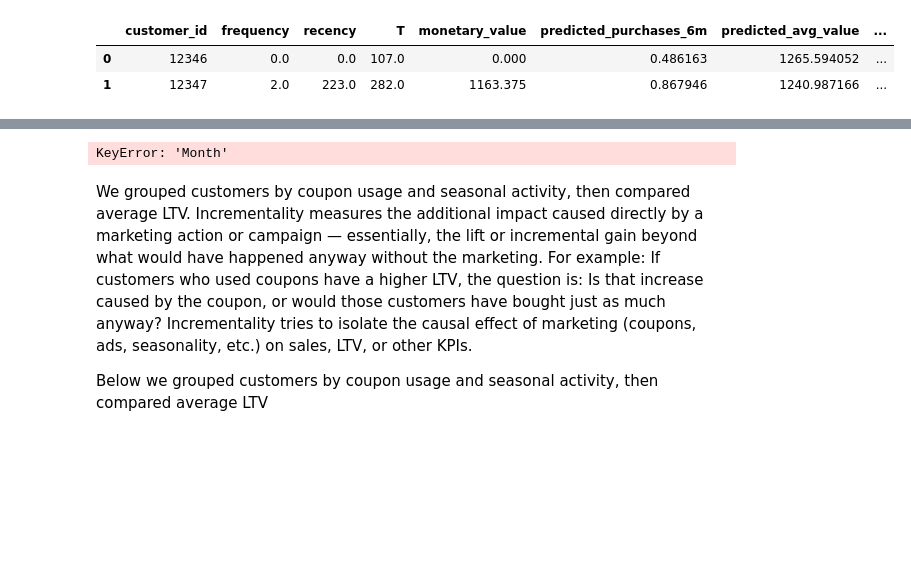
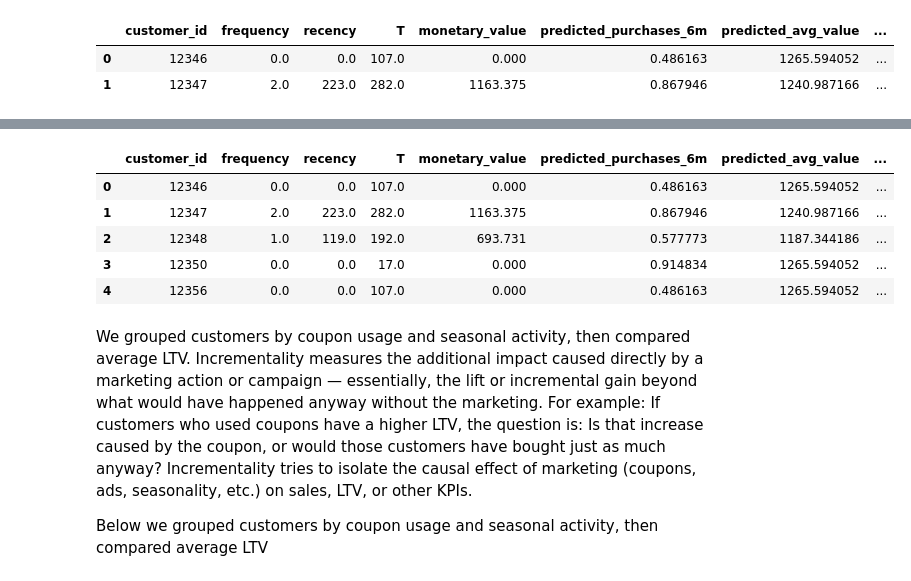
Before and after one commit to CGrainger1/LTV-Capstone-Project, a Jupyter notebook: Step_6_Incrementality_Calculation.ipynb, the cells around one changed output, grey strips where cells are left out. Saved outputs shown, nothing was run; the diff lists cells and outputs as text; code cells hidden in the pictures; blank space fills up the shorter version.

```diff
--- a/Step_6_Incrementality_Calculation.ipynb
+++ b/Step_6_Incrementality_Calculation.ipynb
@@ -24,10 +24,17 @@ coupon_usage.columns = ['CustomerID', 'Coupon_Usage_Rate']
 # %%
 # Flag if each transaction is in high season
-Sales['High_Season'] = pd.to_datetime(Sales['Month'].astype(str)).dt.month.isin([11, 12])
+Sales['high_season'] = pd.to_datetime(Sales['transaction_date'].astype(str)).dt.month.isin([11, 12])
 
 # Check if each customer had any transaction in high season
-season_flag = Sales.groupby('CustomerID')['High_Season'].max().reset_index()
+season_flag = Sales.groupby('customer_id')['high_season'].max().reset_index()
-# %% [output]
-KeyError: 'Month'
+# %%
+ltv_final.head()
+# %% [output]
+|  | customer_id | frequency | recency | T | monetary_value | predicted_purchases_6m | predicted_avg_value | ... |
+| 0 | 12346 | 0.0 | 0.0 | 107.0 | 0.000 | 0.486163 | 1265.594052 | ... |
+| 1 | 12347 | 2.0 | 223.0 | 282.0 | 1163.375 | 0.867946 | 1240.987166 | ... |
+| 2 | 12348 | 1.0 | 119.0 | 192.0 | 693.731 | 0.577773 | 1187.344186 | ... |
+| 3 | 12350 | 0.0 | 0.0 | 17.0 | 0.000 | 0.914834 | 1265.594052 | ... |
+| 4 | 12356 | 0.0 | 0.0 | 107.0 | 0.000 | 0.486163 | 1265.594052 | ... |
 # %%
 # Merge coupon usage
```
Also changed, not shown: parts of 13 cells of this notebook, 10 other files.
